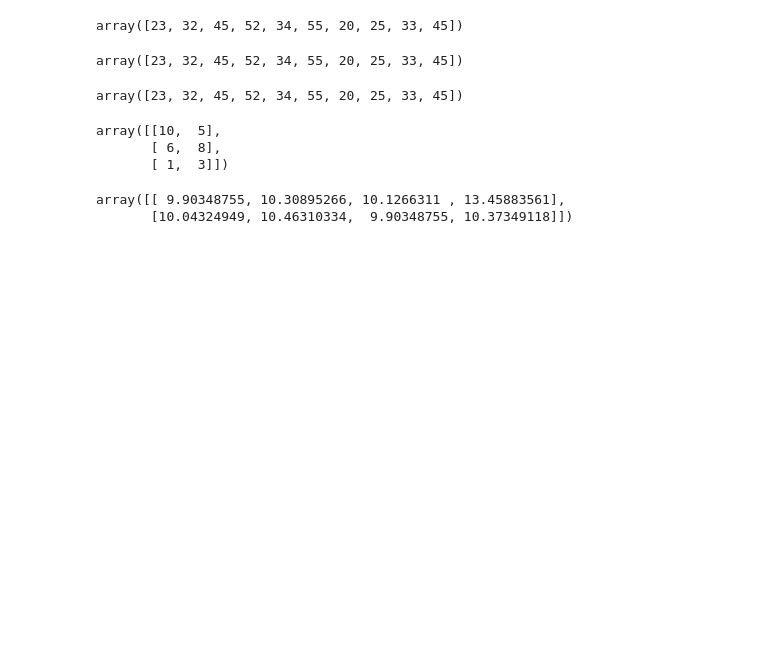
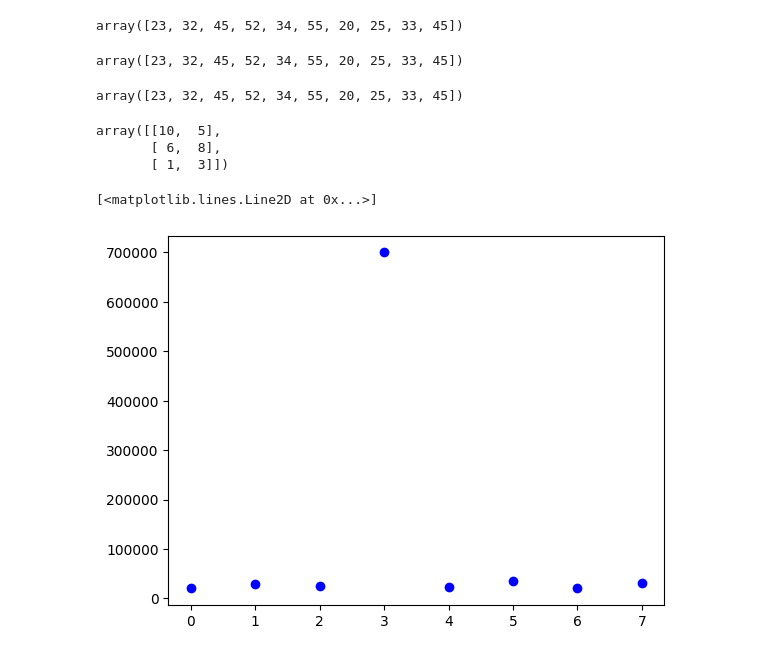
Before and after one commit to ArmanVasilovich/python_spbu, a Jupyter notebook: 21th-Ocotber-Numpy.ipynb, the cells around one changed output. Drawn from its saved outputs; the diff is of its cells as text; code cells hidden in the pictures; blank space fills up the shorter version.

Commit message:
matplotlib.pyplot graph

```diff
--- a/21th-Ocotber-Numpy.ipynb
+++ b/21th-Ocotber-Numpy.ipynb
@@ -229,9 +229,11 @@ array([[10,  5],
 income = np.array([[20_000, 30_000, 25_000, 700_000],
                    [23_000, 35_000, 20_000, 32_000]])
 # %%
-np.log(income)
+income_log = np.log(income)
-# %% [output]
-array([[ 9.90348755, 10.30895266, 10.1266311 , 13.45883561],
-       [10.04324949, 10.46310334,  9.90348755, 10.37349118]])
 # %%
 import matplotlib.pyplot as plt
+# %%
+plt.plot(np.arange(8), income.flatten(), 'bo')
+# %% [output]
+[<matplotlib.lines.Line2D at 0x...>]
+[figure, added]
```
Also changed, not shown: parts of 1 cell of this notebook.
